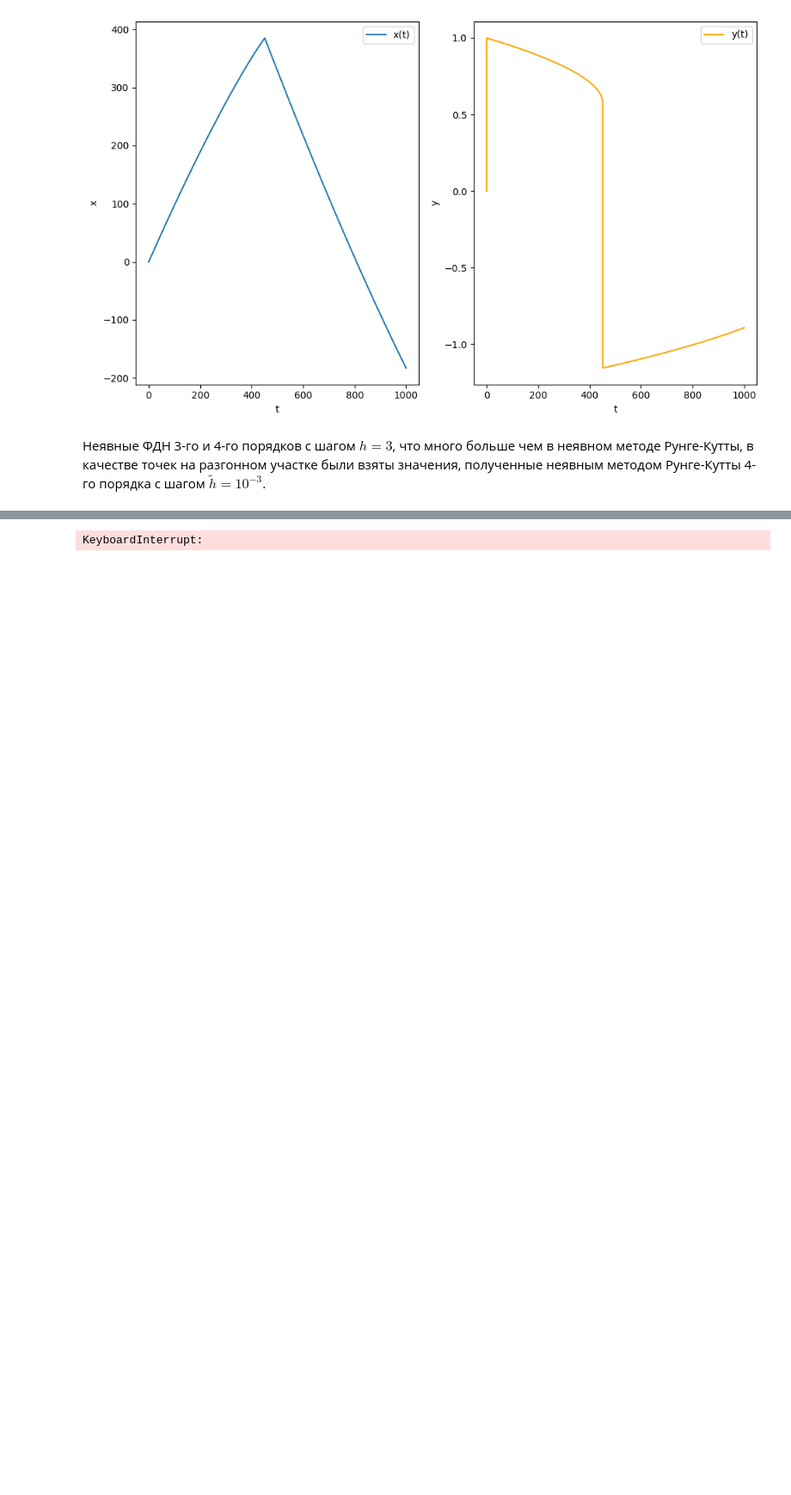
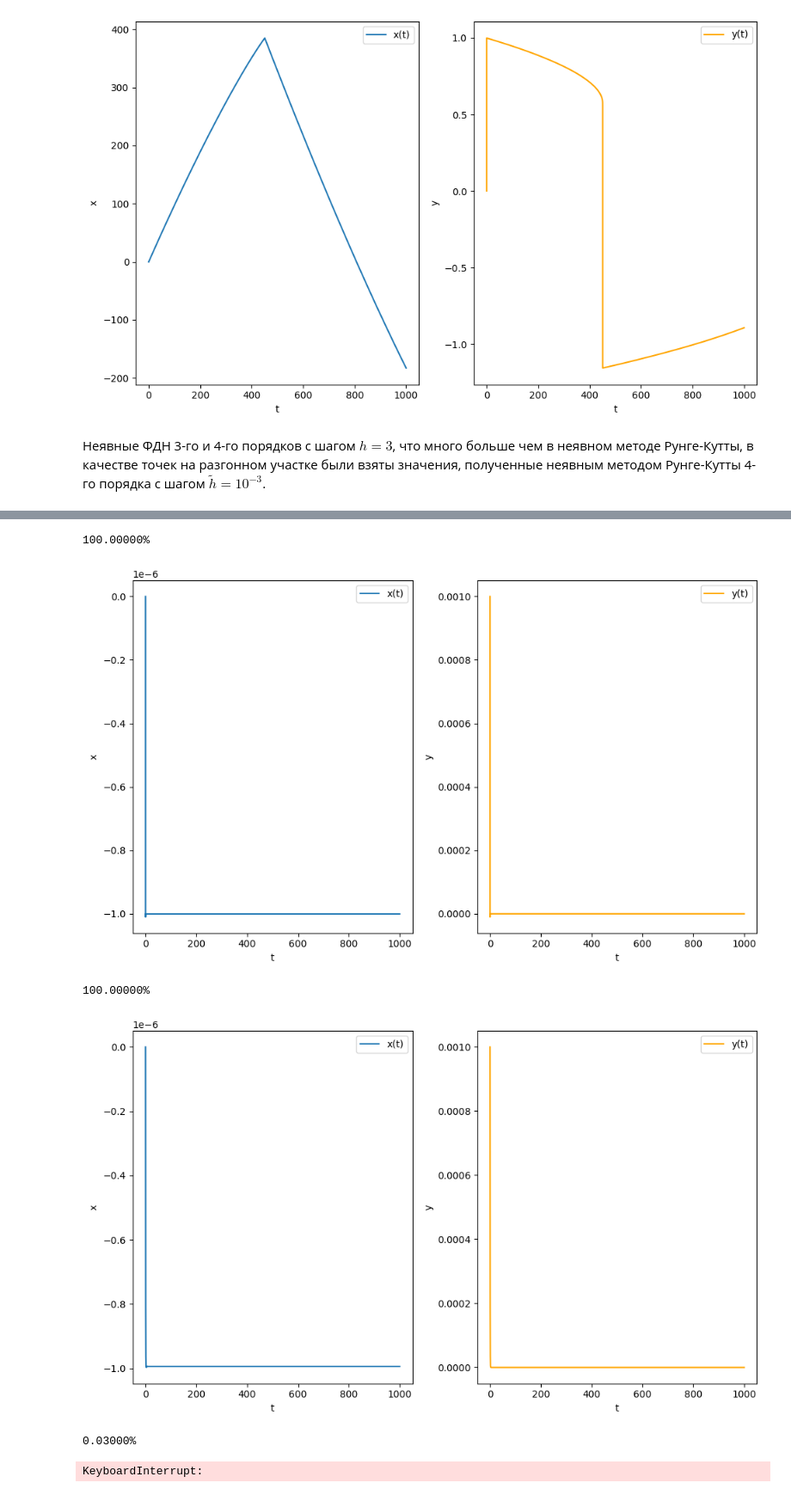
Before and after one commit to VoyakaGOD/computational-mathematics, a Jupyter notebook: stiff-ODE-systems.ipynb, the cells around one changed output, grey strips where cells are left out. Shown at 86% size. Drawn from its saved outputs; the diff is of its cells as text; code cells hidden in the pictures; blank space fills up the shorter version.

```diff
--- a/stiff-ODE-systems.ipynb
+++ b/stiff-ODE-systems.ipynb
@@ -100,10 +102,19 @@ show_result(ts, AdamsMethods.implicit_4_order(f, sp, h, N))
 # %%
+h = 1e-1
+N = int(T/h)
+ts = [(h * n) for n in range(N + 1)]
+
 def auto_f(u : Vector):
     return f(0, u)
 
 show_result(ts, RosenbrockWannerMethods.implicit_1_order(auto_f, u0, h, N))
 show_result(ts, RosenbrockWannerMethods.implicit_2_order(auto_f, u0, h, N))
 show_result(ts, RosenbrockWannerMethods.implicit_3_order(auto_f, u0, h, N))
 #show_result(ts, RosenbrockWannerMethods.implicit_4_order(auto_f, u0, h, N), C)
 # %% [output]
-KeyboardInterrupt:
+100.00000%
+[figure, added]
+100.00000%
+[figure, added]
+0.03000%
+KeyboardInterrupt:
```
Also changed, not shown: parts of 6 cells of this notebook, 1 other file.
